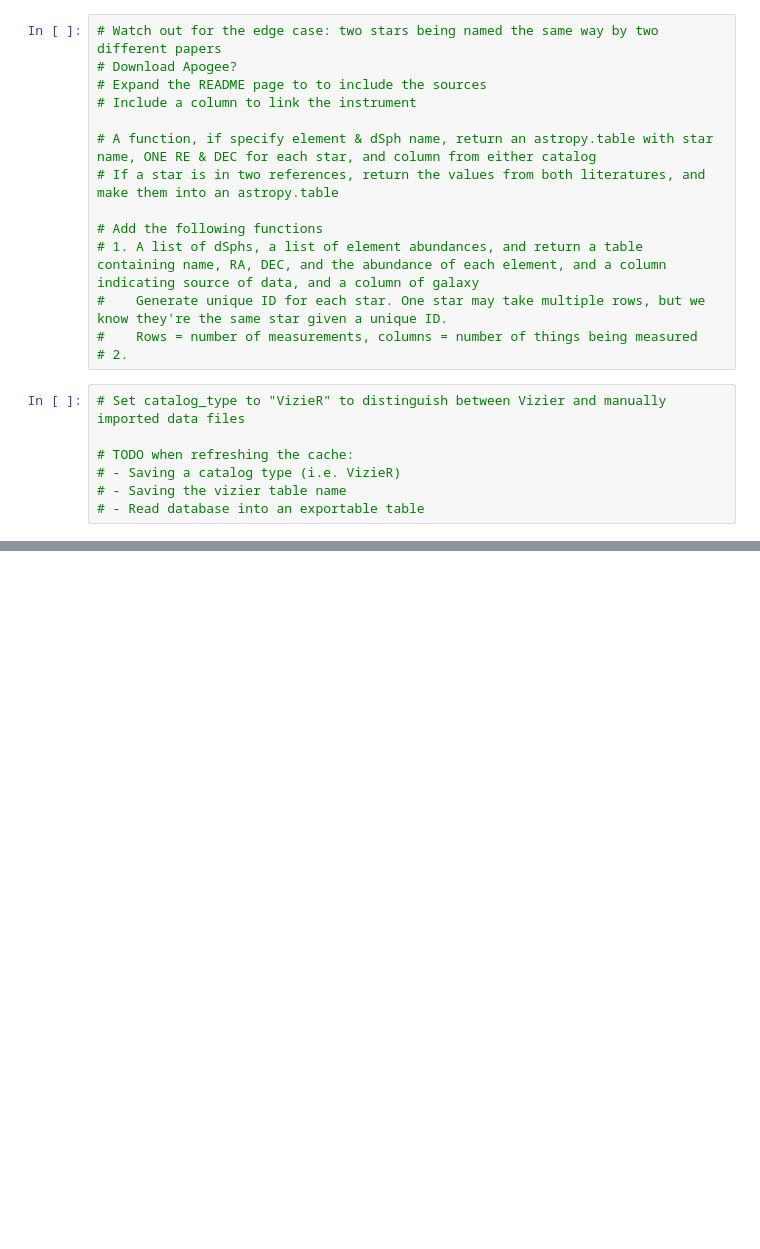
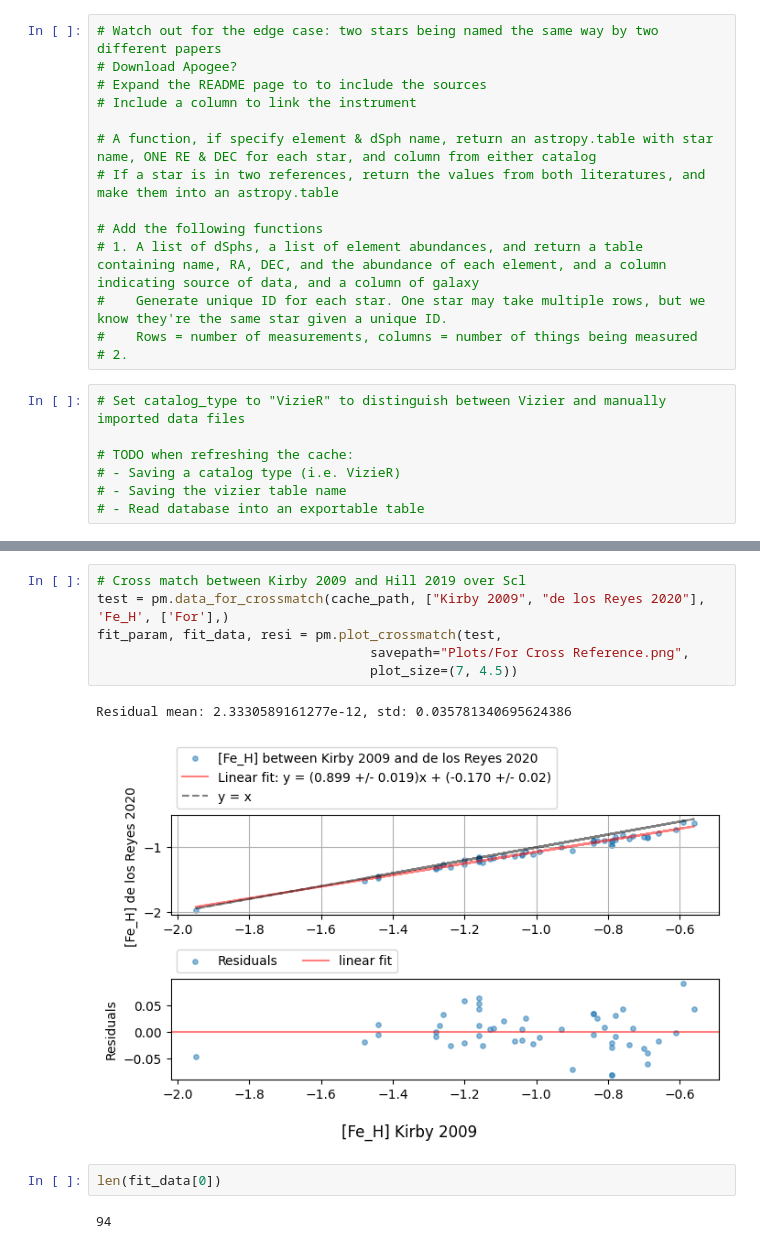
Before and after one commit to Rosayla-Coulthard/CAMPS, a Jupyter notebook: notebook_for_demo.ipynb, the cells around one changed output, grey strips where cells are left out. Cells and saved outputs as stored; diff of their text form; blank space fills up the shorter version.

```diff
--- a/notebook_for_demo.ipynb
+++ b/notebook_for_demo.ipynb
@@ -119,0 +75,13 @@ def make_dataframe(data, include_meta=True):
+# %%
+# Cross match between Kirby 2009 and Hill 2019 over Scl
+test = pm.data_for_crossmatch(cache_path, ["Kirby 2009", "de los Reyes 2020"], 'Fe_H', ['For'],)
+fit_param, fit_data, resi = pm.plot_crossmatch(test,
+                                   savepath="Plots/For Cross Reference.png",
+                                   plot_size=(7, 4.5))
+# %% [output]
+Residual mean: 2.3330589161277e-12, std: 0.035781340695624386
+[figure, added]
+# %%
+len(fit_data[0])
+# %% [output]
+94
```
Also changed, not shown: parts of 6 cells of this notebook, 51 other files.
